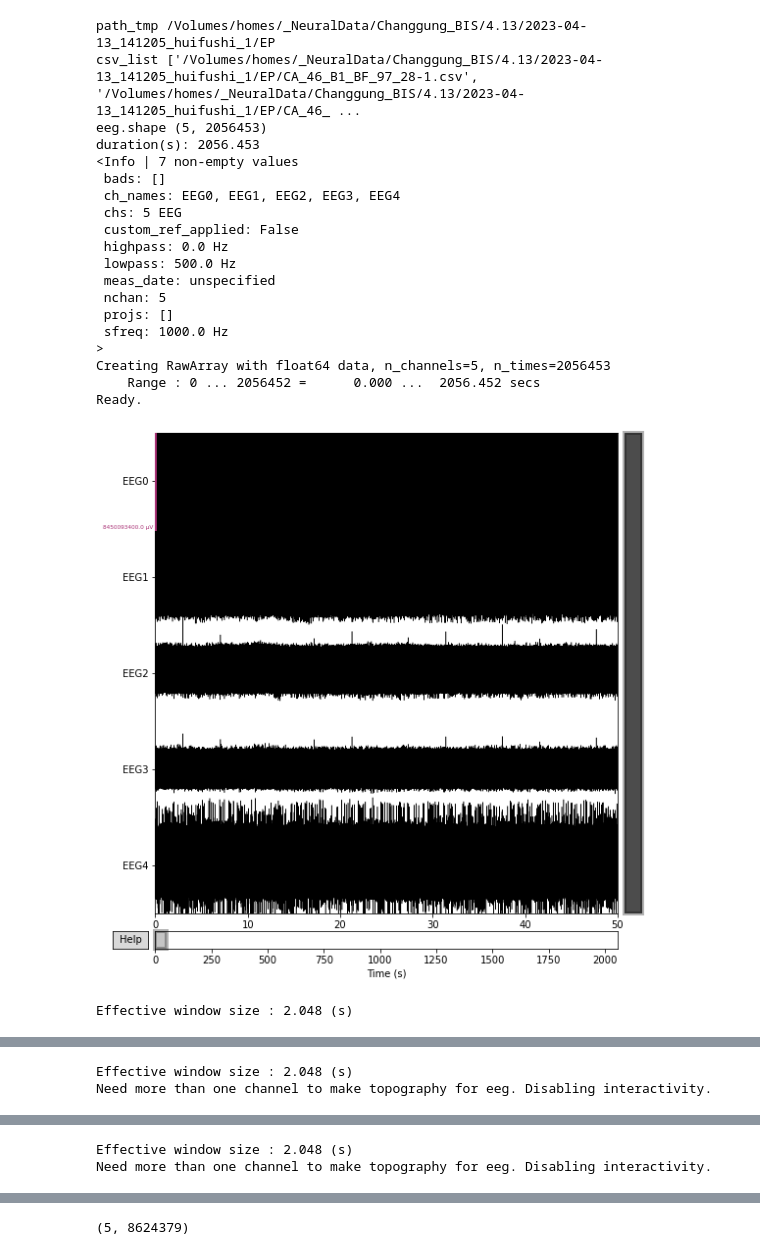
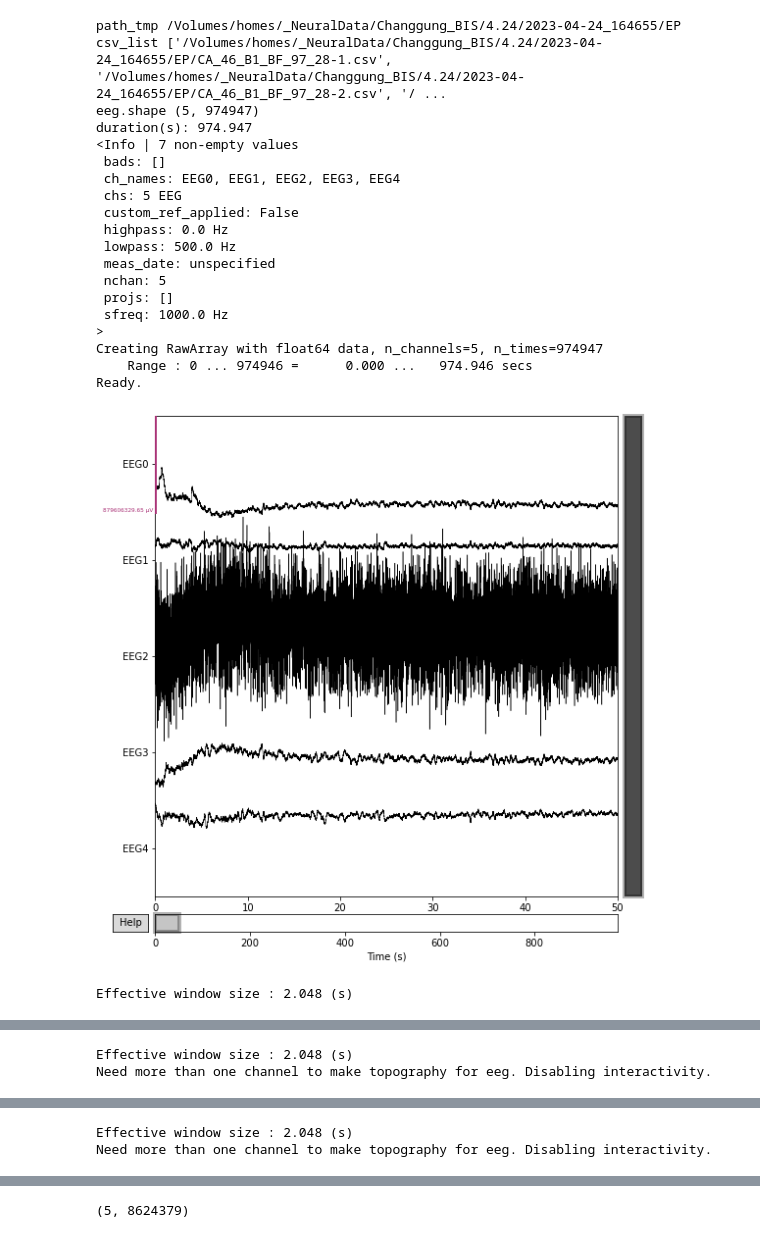
Before and after one commit to holdmeplease/BIS_EEG, a Jupyter notebook: read_data.ipynb, the cells around one changed output, grey strips where cells are left out. Saved outputs shown, nothing was run; the diff lists cells and outputs as text; code cells hidden in the pictures.

Commit message:
modified:   .gitignore 	modified:   read_data.ipynb

```diff
--- a/read_data.ipynb
+++ b/read_data.ipynb
@@ -13,7 +13,8 @@ from scipy.signal import blackman, hamming, detrend
 import scipy.signal as signal
 # %%
 # change the path_root here
-path_root = '/Volumes/homes/_NeuralData/Changgung_BIS/4.13'
+# path_root = '/Volumes/homes/_NeuralData/Changgung_BIS/4.13'
+path_root = '/Volumes/homes/_NeuralData/Changgung_BIS/4.24'
 # path_root = 'Other path'
 
 fs = 1000
@@ -33,9 +32,10 @@ exp
 # %%
 data_info = {}
 exp = os.listdir(path_root)
+exp.sort()
 
 # for i in range(len(exp)):
-for i in range(9,10):
+for i in range(3,4):
     path_tmp = '{}/{}/EP'.format(path_root, exp[i])
     print('path_tmp', path_tmp)
     if os.path.exists(path_tmp):
@@ -45,6 +45,8 @@ for i in range(9,10):
                 csv_list.append(os.path.join(root, filename))
         csv_list.sort()
         print('csv_list', csv_list)
+    else:
+        continue
 
     # read data of NeuraMatrix
     eeg = []
@@ -52,6 +54,10 @@ for i in range(9,10):
         df = pd.read_csv('{}'.format(csv_list[c]), header=None)
         eeg.append(df[2])
     eeg = np.array(eeg)
+
+    # eeg -= eeg[0,:]
+    eeg -= np.mean(eeg[[0,1,3,4], :], axis=0)
+
     print('eeg.shape', eeg.shape)
     print('duration(s):', eeg.shape[1]/fs)
     data_info['exp{}_duration'.format(i)] = eeg.shape[1]/fs
@@ -65,40 +71,40 @@ for i in range(9,10):
     info = mne.create_info(ch_names, ch_types=ch_types, sfreq=fs)
     print(info)
 
     data_info['exp{}_chnum'.format(i)] = eeg.shape[0]
     data_info['exp{}_filename'.format(i)] = path_tmp[46:-3]
 
     my_raw = mne.io.RawArray(eeg, info)
     # fig, ax = plt.subplots(figsize=(6, 6))
     my_raw.plot(duration=50, remove_dc=False, scalings='auto')
     # fig.savefig('./figs/exp{}_eeg.png'.format(i+1), dpi=300)
     fig, ax = plt.subplots(figsize=(8, 4))
     my_raw.plot_psd(fmax=499, average=True, ax=ax)
-    fig.savefig('./figs/exp{}_psd.png'.format(i), dpi=300)
+    fig.savefig('./figs/4.24/exp{}_psd.png'.format(i), dpi=300)
 
     for c in ch_names:
         fig, ax = plt.subplots(figsize=(8, 4))
         my_raw.plot_psd(fmax=499, average=False, picks=[c], ax=ax)
-        fig.savefig('./figs/exp{}_psd_ch{}.png'.format(i, c), dpi=300)
+        fig.savefig('./figs/4.24/exp{}_psd_ch{}.png'.format(i, c), dpi=300)
 # %% [output]
-path_tmp /Volumes/homes/_NeuralData/Changgung_BIS/4.13/2023-04-13_141205_huifushi_1/EP
-csv_list ['/Volumes/homes/_NeuralData/Changgung_BIS/4.13/2023-04-13_141205_huifushi_1/EP/CA_46_B1_BF_97_28-1.csv', '/Volumes/homes/_NeuralData/Changgung_BIS/4.13/2023-04-13_141205_huifushi_1/EP/CA_46_ ...
-eeg.shape (5, 2056453)
-duration(s): 2056.453
+path_tmp /Volumes/homes/_NeuralData/Changgung_BIS/4.24/2023-04-24_164655/EP
+csv_list ['/Volumes/homes/_NeuralData/Changgung_BIS/4.24/2023-04-24_164655/EP/CA_46_B1_BF_97_28-1.csv', '/Volumes/homes/_NeuralData/Changgung_BIS/4.24/2023-04-24_164655/EP/CA_46_B1_BF_97_28-2.csv', '/ ...
+eeg.shape (5, 974947)
+duration(s): 974.947
 <Info | 7 non-empty values
  bads: []
  ch_names: EEG0, EEG1, EEG2, EEG3, EEG4
  chs: 5 EEG
  custom_ref_applied: False
  highpass: 0.0 Hz
  lowpass: 500.0 Hz
  meas_date: unspecified
  nchan: 5
  projs: []
  sfreq: 1000.0 Hz
 >
-Creating RawArray with float64 data, n_channels=5, n_times=2056453
-    Range : 0 ... 2056452 =      0.000 ...  2056.452 secs
+Creating RawArray with float64 data, n_channels=5, n_times=974947
+    Range : 0 ... 974946 =      0.000 ...   974.946 secs
 Ready.
-[figure, old version]
+[figure, new version]
 Effective window size : 2.048 (s)
```
Also changed, not shown: parts of 7 cells of this notebook, 1 other file.
